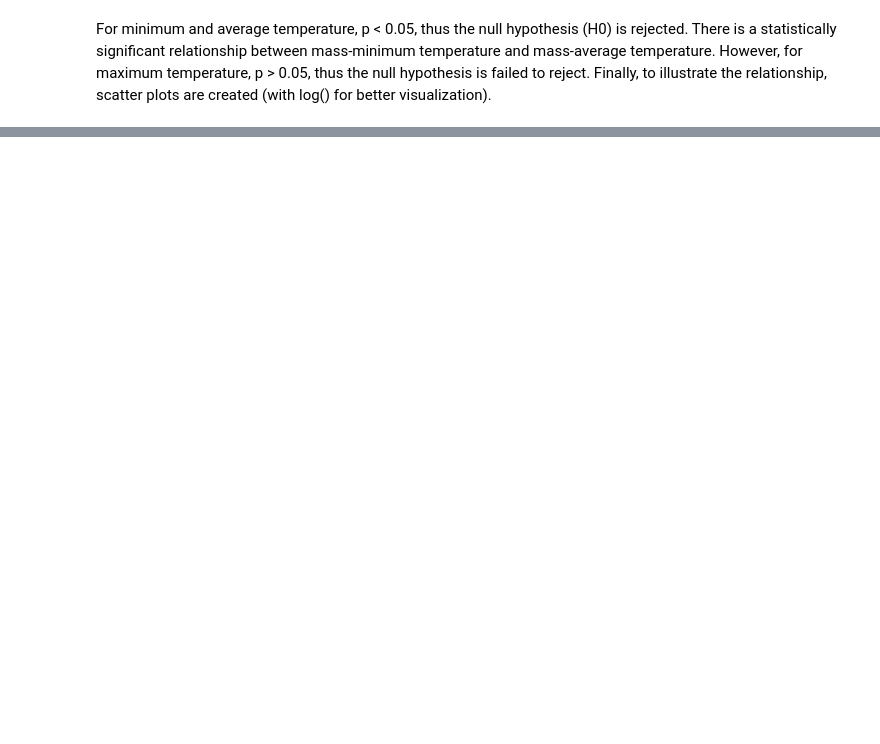
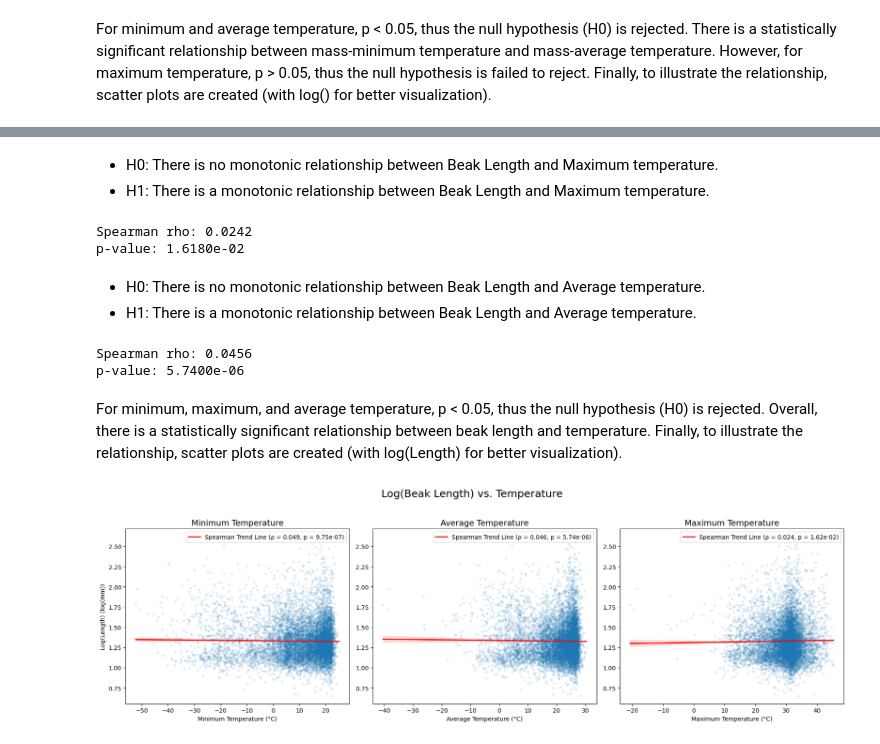
Before and after one commit to emrekisacik/Avian-Morphology-and-Climate, a Jupyter notebook: Climatic_EDA.ipynb, the cells around one changed output, grey strips where cells are left out. Drawn from its saved outputs; the diff is of its cells as text; code cells hidden in the pictures; blank space fills up the shorter version.

```diff
--- a/Climatic_EDA.ipynb
+++ b/Climatic_EDA.ipynb
@@ -420,0 +522,58 @@ plt.show()
+# %% [markdown]
+* H0: There is no monotonic relationship between Beak Length and Maximum temperature.
+* H1: There is a monotonic relationship between Beak Length and Maximum temperature.
+# %%
+correlation_rho, p_value_spearman = stats.spearmanr(df['bio_5'], df['Beak.Length_Culmen'])
+
+print(f"Spearman rho: {correlation_rho:.4f}")
+print(f"p-value: {p_value_spearman:.4e}")
+# %% [output]
+Spearman rho: 0.0242
+p-value: 1.6180e-02
+# %% [markdown]
+* H0: There is no monotonic relationship between Beak Length and Average temperature.
+* H1: There is a monotonic relationship between Beak Length and Average temperature.
+# %%
+correlation_rho, p_value_spearman = stats.spearmanr(df['bio_1'], df['Beak.Length_Culmen'])
+
+print(f"Spearman rho: {correlation_rho:.4f}")
+print(f"p-value: {p_value_spearman:.4e}")
+# %% [output]
+Spearman rho: 0.0456
+p-value: 5.7400e-06
+# %% [markdown]
+For minimum, maximum, and average temperature, p < 0.05, thus the null hypothesis (H0) is rejected. Overall, there is a statistically significant relationship between beak length and temperature. Finally, to illustrate the relationship, scatter plots are created (with log(Length) for better visualization).
+# %%
+temp_cols = ['bio_6', 'bio_1', 'bio_5']
+
+df['log_BeakLength'] = np.log10(df['Beak.Length_Culmen'])
+df_temp = df[['log_BeakLength'] + temp_cols].copy()
+df_melted = df_temp.melt(id_vars='log_BeakLength', var_name='Temperature_Type', value_name='Temperature_Value')
+
+fig, axes = plt.subplots(1, 3, figsize=(18, 6))
+fig.suptitle('Log(Beak Length) vs. Temperature', fontsize=18)
+
+label_map = {
+    'bio_6': 'Minimum Temperature',
+    'bio_1': 'Average Temperature',
+    'bio_5': 'Maximum Temperature'
+}
+
+for i, col in enumerate(temp_cols):
+    subset = df_melted[df_melted['Temperature_Type'] == col]
+
+    rho, p = stats.spearmanr(subset['Temperature_Value'], subset['log_BeakLength'])
+
+    sns.regplot(x='Temperature_Value', y='log_BeakLength', data=subset, ax=axes[i],
+        scatter_kws={'alpha': 0.1, 's': 10},
+            line_kws={'color': 'red', 'lw': 2, 'label': f'Spearman Trend Line (ρ = {rho:.3f}, p = {p:.2e})'})
+
+    axes[i].set_title(f"{label_map[col]}", fontsize=14)
+    axes[i].set_xlabel(f"{label_map[col]} (°C)")
+    axes[i].set_ylabel("Log(Length) (log(mm))" if i == 0 else "")
+    axes[i].legend(loc='upper right', fontsize=10)
+
+plt.tight_layout(rect=[0, 0.03, 1, 0.95])
+plt.show()
+# %% [output]
+[figure, added]
```
Also changed, not shown: parts of 37 cells of this notebook, 1 other file.
